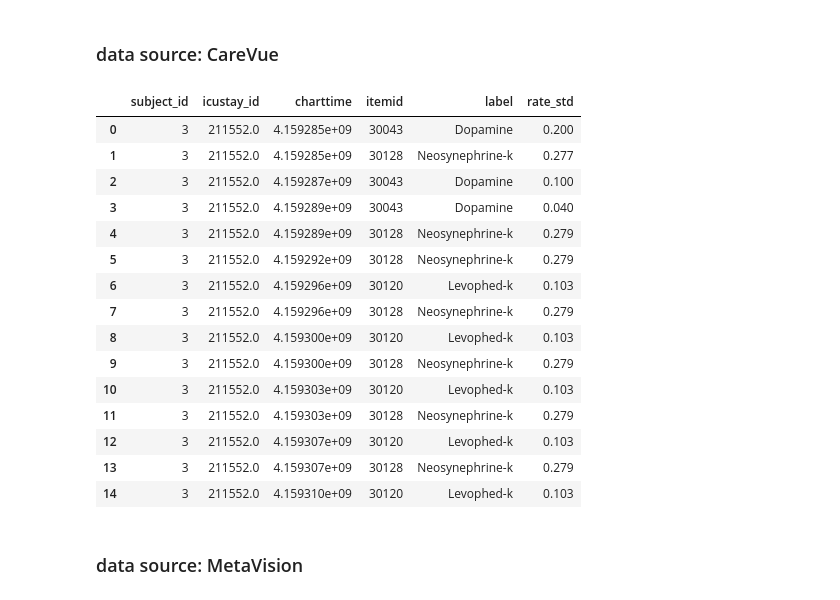
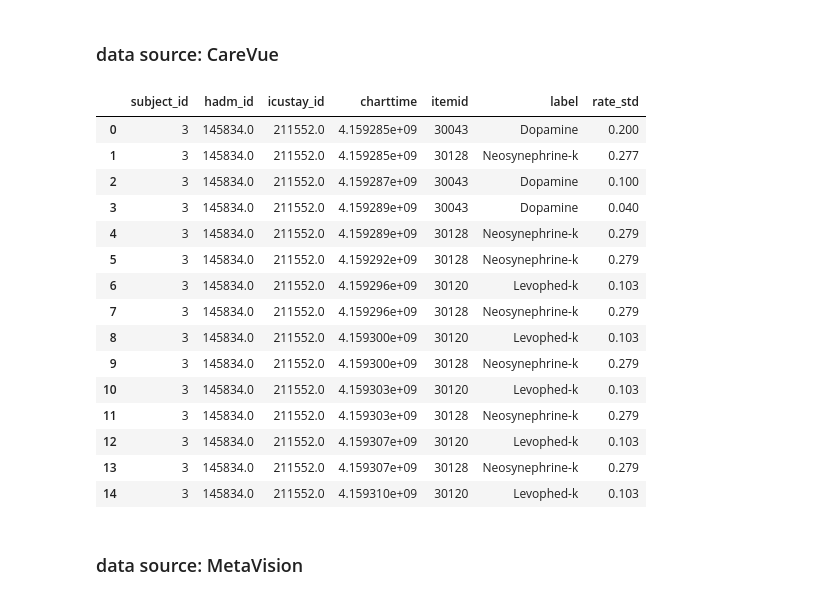
Before and after one commit to dhruvsharma15/mimic-iii-analysis, a Jupyter notebook: AKI_data_extraction.ipynb, the cells around one changed output. Saved outputs shown, nothing was run; the diff lists cells and outputs as text; code cells hidden in the pictures.

```diff
--- a/AKI_data_extraction.ipynb
+++ b/AKI_data_extraction.ipynb
@@ -448,54 +448,55 @@ with data as
         inner join d_items d on oe.itemid = d.itemid
         where d.itemid in (40055,43175,40069,40094,40715,40473,40085,40057,40056,40405,40428,40096,40651,226559,226560,
         227510,226561,227489,226584,226563,226564,226565,226557,226558) and oe.valueuom is not NULL
         group by oe.subject_id
     )
-    select inp.subject_id, icustay_id, extract(epoch from charttime) as charttime, itemid,  -- rate, -- rateuom,
+    select inp.subject_id, hadm_id, icustay_id, extract(epoch from charttime) as charttime, itemid,  -- rate, -- rateuom,
     case when itemid in (30120,221906,30047) and rateuom='mcgkgmin' then round(cast(rate as numeric),3) -- norad
     when itemid in (30120,221906,30047) and rateuom='mcgmin' then round(cast(rate/80 as numeric),3)  -- norad
     when itemid in (30119,221289) and rateuom='mcgkgmin' then round(cast(rate as numeric),3) -- epi
     when itemid in (30119,221289) and rateuom='mcgmin' then round(cast(rate/80 as numeric),3) -- epi
     when itemid in (30051,222315) and rate > 0.2 then round(cast(rate*5/60  as numeric),3) -- vasopressin, in U/h
     when itemid in (30051,222315) and rateuom='Umin' and rate < 0.2 then round(cast(rate*5  as numeric),3) -- vasopressin
     when itemid in (30051,222315) and rateuom='Uhr' then round(cast(rate*5/60  as numeric),3) -- vasopressin
     when itemid in (30128,221749,30127) and rateuom='mcgkgmin' then round(cast(rate*0.45  as numeric),3) -- phenyl
     when itemid in (30128,221749,30127) and rateuom='mcgmin' then round(cast(rate*0.45 / 80  as numeric),3) -- phenyl
     when itemid in (221662,30043,30307) and rateuom='mcgkgmin' then round(cast(rate*0.01   as numeric),3) -- dopa
-    when itemid in (221662,30043,30307) and rateuom='mcgmin' then round(cast(rate*0.01/80  as numeric),3) else null end as rate_std-- dopa
+    when itemid in (221662,30043,30307) and rateuom='mcgmin' then round(cast(rate*0.01/80  as numeric),3) else null
+    end as rate_std-- dopa
     -- case when rateuom='mcgkgmin' then 1 when rateuom='mcgmin' then 2 end as uom
     from mimiciii.inputevents_cv inp
     left join dat
     on inp.subject_id = dat.subject_id
     where itemid in (30128,30120,30051,221749,221906,30119,30047,30127,221289,222315,221662,30043,30307) and rate is not null
-    order by inp.subject_id, icustay_id, charttime, itemid
+    order by inp.subject_id, hadm_id, icustay_id, charttime, itemid
 )
-select data.subject_id, icustay_id, charttime, data.itemid, d.label, rate_std
+select data.subject_id, hadm_id, icustay_id, charttime, data.itemid, d.label, rate_std
 from data
 inner join d_items d
 on data.itemid = d.itemid
-order by subject_id, icustay_id, charttime, data.itemid
+order by subject_id, hadm_id, icustay_id, charttime, data.itemid
 """
 
 data = pd.read_sql_query(query,con)
 data.to_csv(os.path.join(export_dir,'vaso_cv.csv'),index=False,sep=',')
 data.head(n=15)
 # %% [output]
-|  | subject_id | icustay_id | charttime | itemid | label | rate_std |
-| 0 | 3 | 211552.0 | 4.159285e+09 | 30043 | Dopamine | 0.200 |
-| 1 | 3 | 211552.0 | 4.159285e+09 | 30128 | Neosynephrine-k | 0.277 |
-| 2 | 3 | 211552.0 | 4.159287e+09 | 30043 | Dopamine | 0.100 |
-| 3 | 3 | 211552.0 | 4.159289e+09 | 30043 | Dopamine | 0.040 |
-| 4 | 3 | 211552.0 | 4.159289e+09 | 30128 | Neosynephrine-k | 0.279 |
-| 5 | 3 | 211552.0 | 4.159292e+09 | 30128 | Neosynephrine-k | 0.279 |
-| 6 | 3 | 211552.0 | 4.159296e+09 | 30120 | Levophed-k | 0.103 |
-| 7 | 3 | 211552.0 | 4.159296e+09 | 30128 | Neosynephrine-k | 0.279 |
-| 8 | 3 | 211552.0 | 4.159300e+09 | 30120 | Levophed-k | 0.103 |
-| 9 | 3 | 211552.0 | 4.159300e+09 | 30128 | Neosynephrine-k | 0.279 |
-| 10 | 3 | 211552.0 | 4.159303e+09 | 30120 | Levophed-k | 0.103 |
-| 11 | 3 | 211552.0 | 4.159303e+09 | 30128 | Neosynephrine-k | 0.279 |
-| 12 | 3 | 211552.0 | 4.159307e+09 | 30120 | Levophed-k | 0.103 |
-| 13 | 3 | 211552.0 | 4.159307e+09 | 30128 | Neosynephrine-k | 0.279 |
-| 14 | 3 | 211552.0 | 4.159310e+09 | 30120 | Levophed-k | 0.103 |
+|  | subject_id | hadm_id | icustay_id | charttime | itemid | label | rate_std |
+| 0 | 3 | 145834.0 | 211552.0 | 4.159285e+09 | 30043 | Dopamine | 0.200 |
+| 1 | 3 | 145834.0 | 211552.0 | 4.159285e+09 | 30128 | Neosynephrine-k | 0.277 |
+| 2 | 3 | 145834.0 | 211552.0 | 4.159287e+09 | 30043 | Dopamine | 0.100 |
+| 3 | 3 | 145834.0 | 211552.0 | 4.159289e+09 | 30043 | Dopamine | 0.040 |
+| 4 | 3 | 145834.0 | 211552.0 | 4.159289e+09 | 30128 | Neosynephrine-k | 0.279 |
+| 5 | 3 | 145834.0 | 211552.0 | 4.159292e+09 | 30128 | Neosynephrine-k | 0.279 |
+| 6 | 3 | 145834.0 | 211552.0 | 4.159296e+09 | 30120 | Levophed-k | 0.103 |
+| 7 | 3 | 145834.0 | 211552.0 | 4.159296e+09 | 30128 | Neosynephrine-k | 0.279 |
+| 8 | 3 | 145834.0 | 211552.0 | 4.159300e+09 | 30120 | Levophed-k | 0.103 |
+| 9 | 3 | 145834.0 | 211552.0 | 4.159300e+09 | 30128 | Neosynephrine-k | 0.279 |
+| 10 | 3 | 145834.0 | 211552.0 | 4.159303e+09 | 30120 | Levophed-k | 0.103 |
+| 11 | 3 | 145834.0 | 211552.0 | 4.159303e+09 | 30128 | Neosynephrine-k | 0.279 |
+| 12 | 3 | 145834.0 | 211552.0 | 4.159307e+09 | 30120 | Levophed-k | 0.103 |
+| 13 | 3 | 145834.0 | 211552.0 | 4.159307e+09 | 30128 | Neosynephrine-k | 0.279 |
+| 14 | 3 | 145834.0 | 211552.0 | 4.159310e+09 | 30120 | Levophed-k | 0.103 |
 # %% [markdown]
 ### data source: MetaVision
 # %%
```
Also changed, not shown: parts of 6 cells of this notebook, 2 other files.
